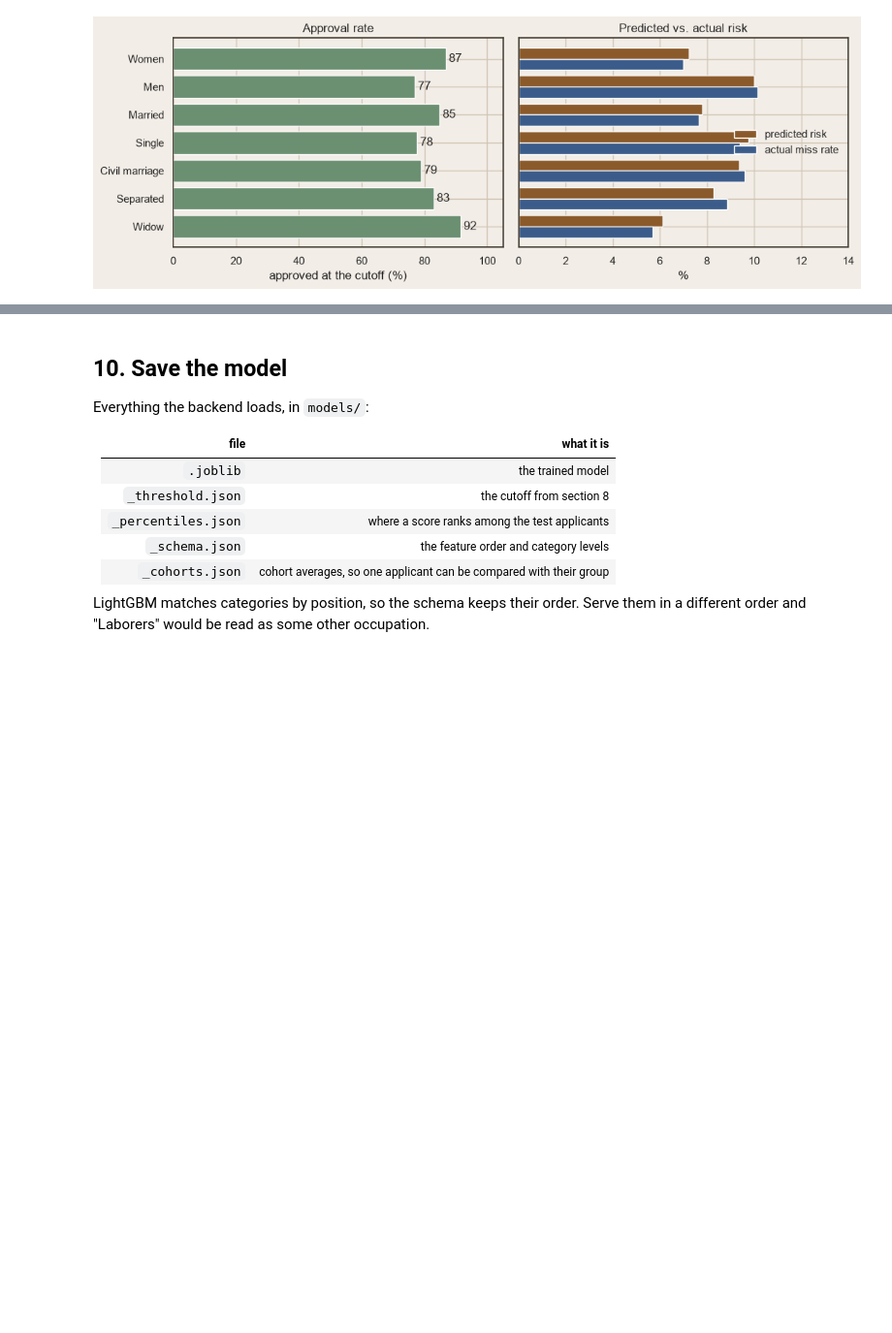
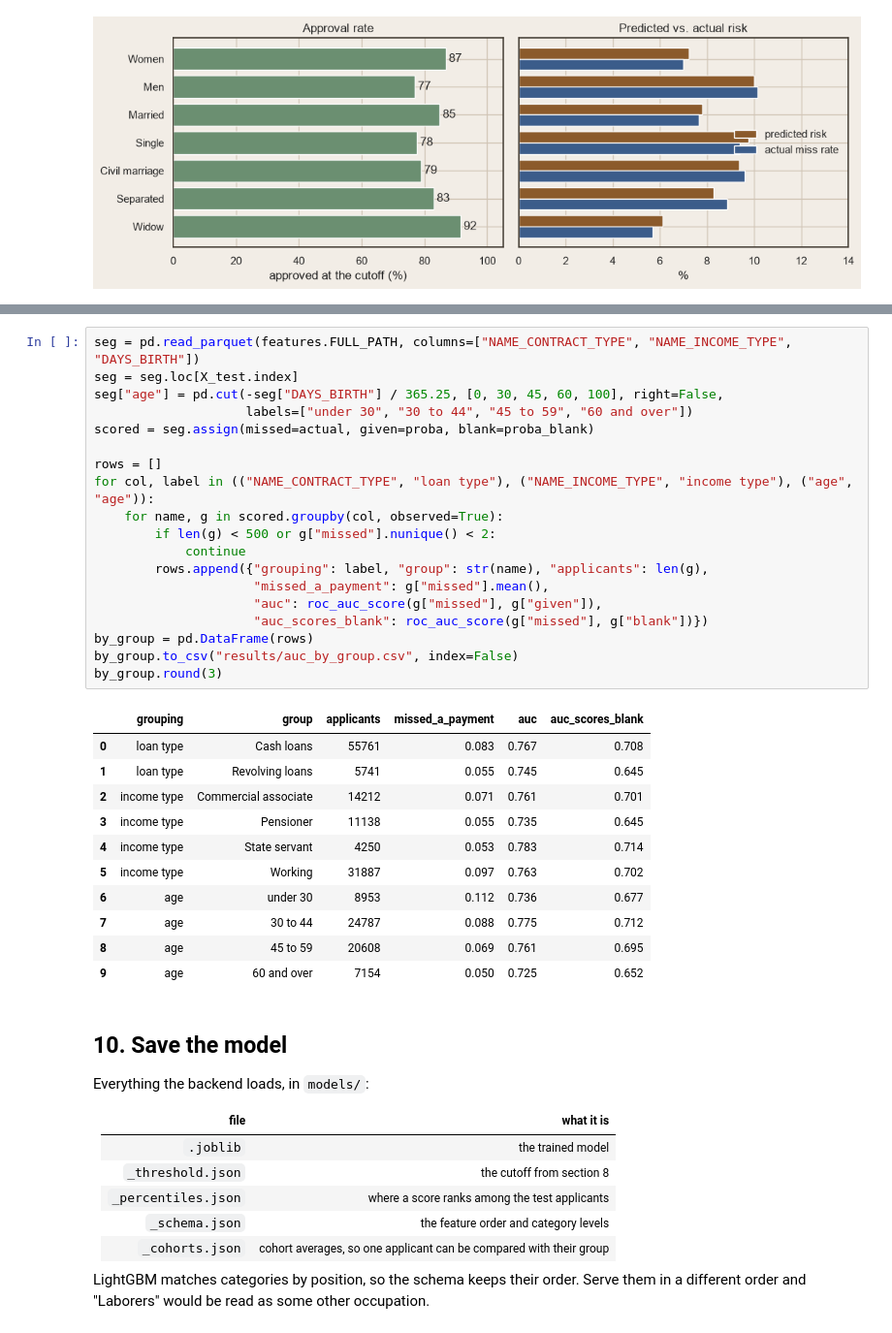
Before and after one commit to samstrc/Honors-Project, a Jupyter notebook: modeling/03_train.ipynb, the cells around one changed output, grey strips where cells are left out. Shown at 97% size. Drawn from its saved outputs; the diff is of its cells as text; blank space fills up the shorter version.

Commit message:
Show how well the served model ranks applicants within loan types, income types and age bands

```diff
--- a/modeling/03_train.ipynb
+++ b/modeling/03_train.ipynb
@@ -560,3 +567,34 @@ plt.show()
+# %%
+seg = pd.read_parquet(features.FULL_PATH, columns=["NAME_CONTRACT_TYPE", "NAME_INCOME_TYPE", "DAYS_BIRTH"])
+seg = seg.loc[X_test.index]
+seg["age"] = pd.cut(-seg["DAYS_BIRTH"] / 365.25, [0, 30, 45, 60, 100], right=False,
+                    labels=["under 30", "30 to 44", "45 to 59", "60 and over"])
+scored = seg.assign(missed=actual, given=proba, blank=proba_blank)
+
+rows = []
+for col, label in (("NAME_CONTRACT_TYPE", "loan type"), ("NAME_INCOME_TYPE", "income type"), ("age", "age")):
+    for name, g in scored.groupby(col, observed=True):
+        if len(g) < 500 or g["missed"].nunique() < 2:
+            continue
+        rows.append({"grouping": label, "group": str(name), "applicants": len(g),
+                     "missed_a_payment": g["missed"].mean(),
+                     "auc": roc_auc_score(g["missed"], g["given"]),
+                     "auc_scores_blank": roc_auc_score(g["missed"], g["blank"])})
+by_group = pd.DataFrame(rows)
+by_group.to_csv("results/auc_by_group.csv", index=False)
+by_group.round(3)
+# %% [output]
+|  | grouping | group | applicants | missed_a_payment | auc | auc_scores_blank |
+| 0 | loan type | Cash loans | 55761 | 0.083 | 0.767 | 0.708 |
+| 1 | loan type | Revolving loans | 5741 | 0.055 | 0.745 | 0.645 |
+| 2 | income type | Commercial associate | 14212 | 0.071 | 0.761 | 0.701 |
+| 3 | income type | Pensioner | 11138 | 0.055 | 0.735 | 0.645 |
+| 4 | income type | State servant | 4250 | 0.053 | 0.783 | 0.714 |
+| 5 | income type | Working | 31887 | 0.097 | 0.763 | 0.702 |
+| 6 | age | under 30 | 8953 | 0.112 | 0.736 | 0.677 |
+| 7 | age | 30 to 44 | 24787 | 0.088 | 0.775 | 0.712 |
+| 8 | age | 45 to 59 | 20608 | 0.069 | 0.761 | 0.695 |
+| 9 | age | 60 and over | 7154 | 0.050 | 0.725 | 0.652 |
 # %% [markdown]
 ## 10. Save the model
 
```
Also changed, not shown: parts of 3 cells of this notebook, 1 other file.
